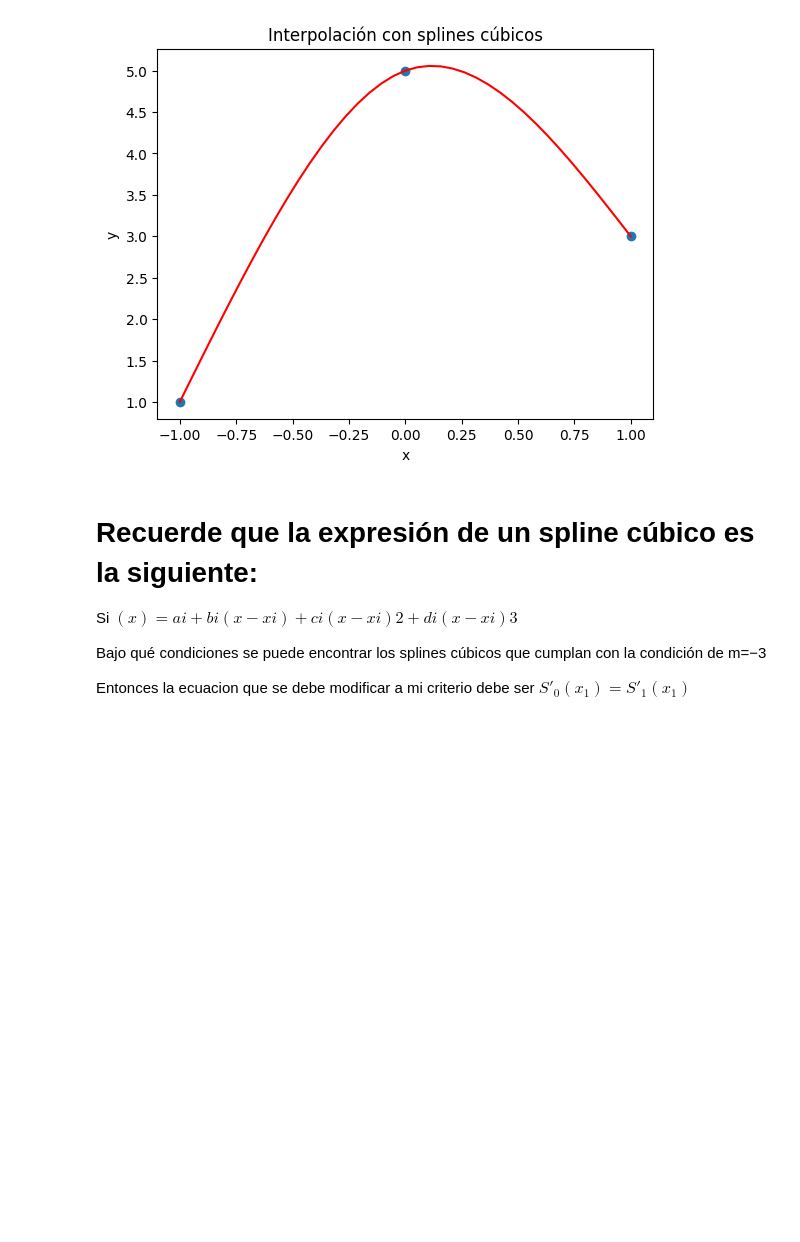
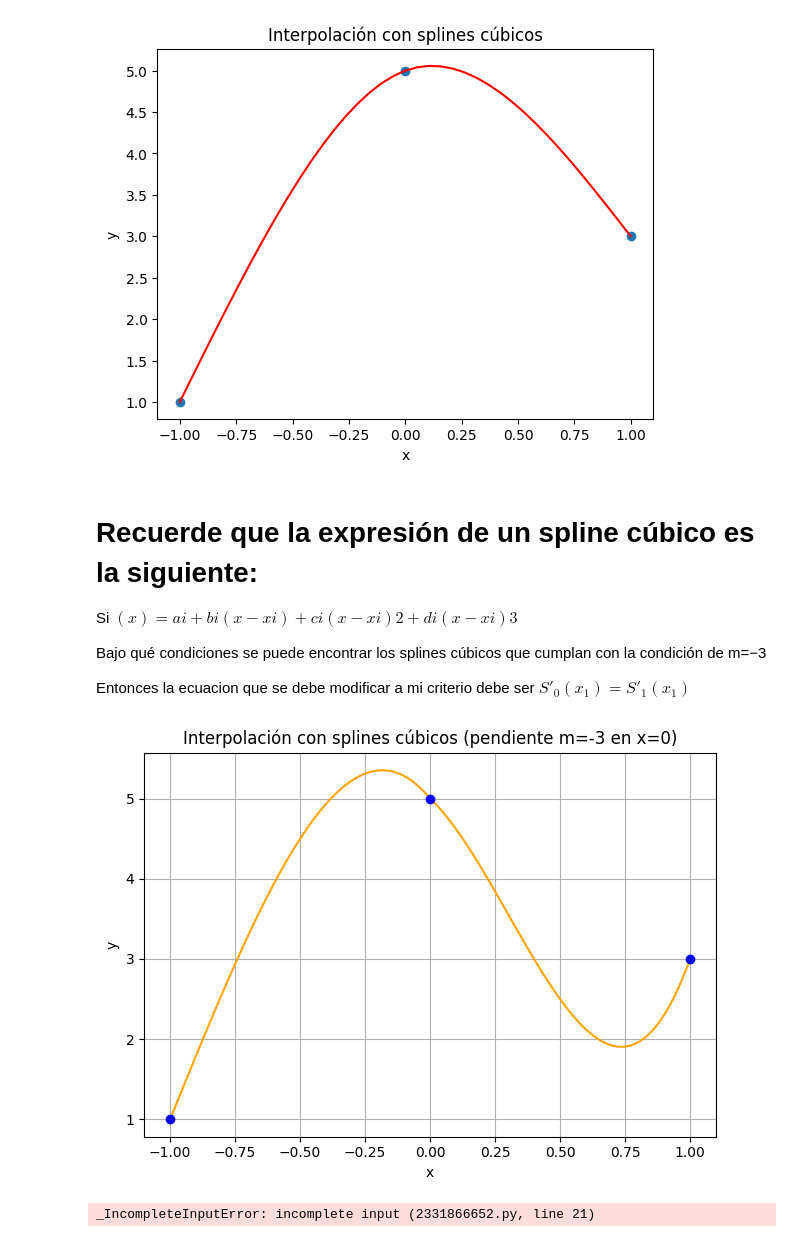
Before and after one commit to Harry-GNS/Examen_Metodos, a Jupyter notebook: Ejercicio Splines.ipynb, the cells around one changed output. Drawn from its saved outputs; the diff is of its cells as text; code cells hidden in the pictures; blank space fills up the shorter version.

```diff
--- a/Ejercicio Splines.ipynb
+++ b/Ejercicio Splines.ipynb
@@ -38,33 +38,60 @@ plt.show()
 
 Entonces la ecuacion que se debe modificar a mi criterio debe ser $S′_0(x_1)=S′_1(x_1)$
 # %%
-# Codigo Condicion  m  = -3
+import matplotlib.pyplot as plt
+import numpy as np
 
-def Spline(x: float, x0: float, pars: dict[str, float]) -> float:
+def Spline(x: float, x0: float, pars: dict) -> float:
     a = pars["a"]
     b = pars["b"]
     c = pars["c"]
     d = pars["d"]
     return a + b * (x - x0) + c * (x - x0) ** 2 + d * (x - x0) ** 3
 
-import matplotlib.pyplot as plt
-import numpy as np
-
 xs = [-1, 0, 1]
 ys = [1, 5, 3]
+
+# Coeficientes calculados para que S'_0(0) = S'_1(0) = -3
 s = [
-    {"a": 1, "b": 5.5, "c": 0, "d": -1.5},
-    {"a": 5, "b": 1, "c": -4.5, "d": 1.5},
+    {"a": 1.0, "b": 8.0, "c": 0.0, "d": -4.0},    # Primer tramo: de x=-1 a x=0
+    {"a": 5.0, "b": -3.0, "c": -9.0, "d": 10.0},   # Segundo tramo: de x=0 a x=1
 ]
+
 for i, x_i in enumerate(xs[:-1]):
-    _x = np.linspace(x_i, xs[i + 1], 20)
+    _x = np.linspace(x_i, xs[i + 1], 100)
     _y = Spline(_x, x_i, s[i])
-    plt.plot(_x, _y, color="red")
+    plt.plot(_x, _y, color="orange")
 
-plt.scatter(xs, ys)
+plt.scatter(xs, ys, color='blue', zorder=5)
 plt.xlabel("x")
 plt.ylabel("y")
-plt.title("Interpolación con splines cúbicos")
+plt.title("Interpolación con splines cúbicos (pendiente m=-3 en x=0)")
+plt.grid(True)
+plt.tight_layout()
 plt.show()
-
- # Para el pundo dle medio cambiando la ecuacion de la pendiente m = -3 y con la spline  una de  sus ecuaciones cambiando esta S′0(x1)=S′1(x1) por otra para que la pendiente sea -3 dame este codigo con esos cambios
+# %% [output]
+[figure, added]
+# %%
+# Este código imprime la expresión simbólica de cada tramo del spline cúbico
+
+from sympy import symbols, expand, simplify
+
+# Definir la variable simbólica
+x = symbols('x')
+
+# Primer tramo: de x = -1 a x = 0
+S0 = 1.0 + 8.0*(x + 1) - 4.0*(x + 1)**3
+S0_expandido = expand(S0)
+S0_simplificado = simplify(S0_expandido)
+
+# Segundo tramo: de x = 0 a x = 1
+S1 = 5.0 - 3.0*x - 9.0*x**2 + 10.0*x**3
+S1_expandido = expand(S1)
+S1_simplificado = simplify(S1_expandido)
+
+print("Expresión del spline S0(x) para x en [-1, 0]:")
+print("S0(x) =", S0_simplificado)
+print("\nExpresión del spline S1(x) para x en [0, 1]:")
+print("S1(x) =",
+# %% [output]
+_IncompleteInputError: incomplete input (2331866652.py, line 21)
```
